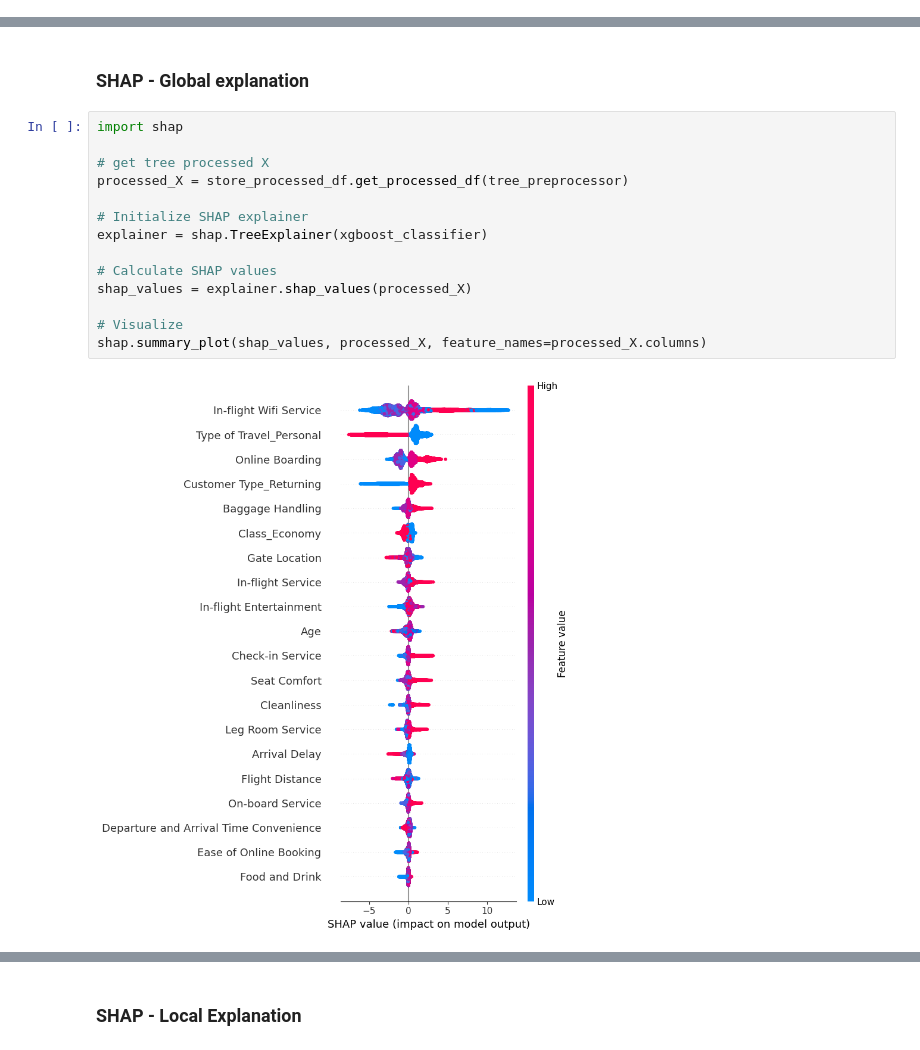
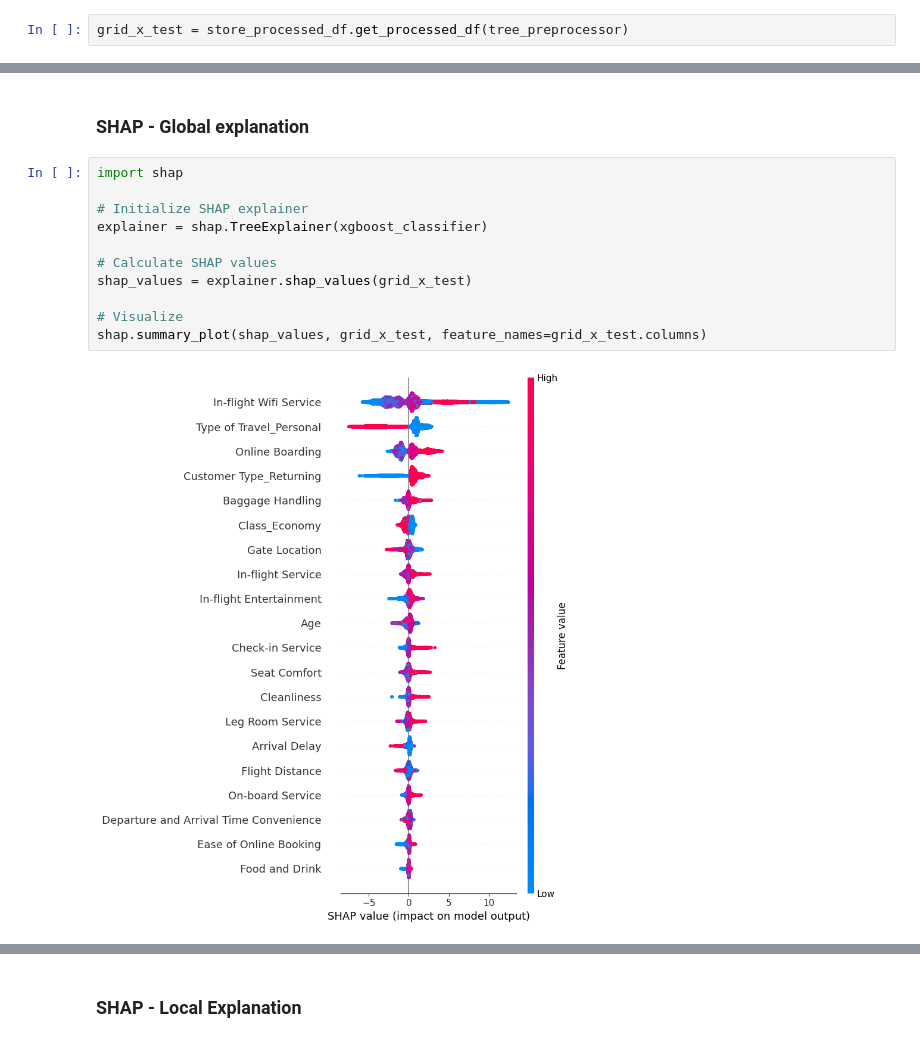
Before and after one commit to athoscf/XAI-techniques, a Jupyter notebook: Project.ipynb, the cells around one changed output, grey strips where cells are left out. Drawn from its saved outputs; the diff is of its cells as text.

```diff
--- a/Project.ipynb
+++ b/Project.ipynb
@@ -427,0 +433,2 @@ KeyboardInterrupt:
+# %%
+grid_x_test = store_processed_df.get_processed_df(tree_preprocessor)
@@ -506,19 +567,16 @@ Surrogate Model Rules:
 ### SHAP - Global explanation
 # %%
 import shap
-
-# get tree processed X
-processed_X = store_processed_df.get_processed_df(tree_preprocessor)
 
 # Initialize SHAP explainer
 explainer = shap.TreeExplainer(xgboost_classifier)
 
 # Calculate SHAP values
-shap_values = explainer.shap_values(processed_X)
+shap_values = explainer.shap_values(grid_x_test)
 
 # Visualize
-shap.summary_plot(shap_values, processed_X, feature_names=processed_X.columns)
+shap.summary_plot(shap_values, grid_x_test, feature_names=grid_x_test.columns)
 # %% [output]
-[figure, old version]
+[figure, new version]
 # %%
 plt.figure(figsize=(12, 8))  # Width = 12, Height = 8
```
Also changed, not shown: parts of 14 cells of this notebook.
